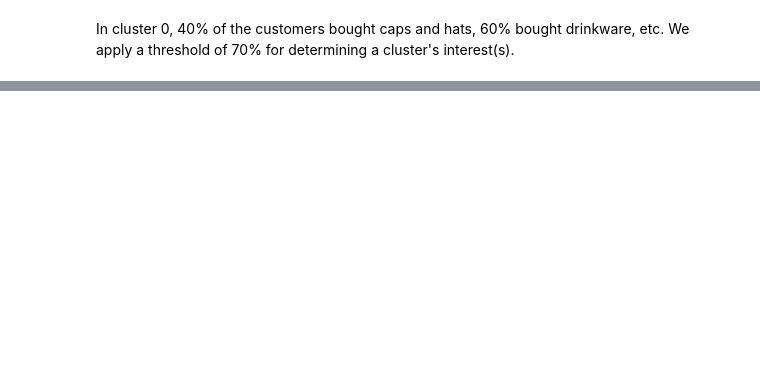
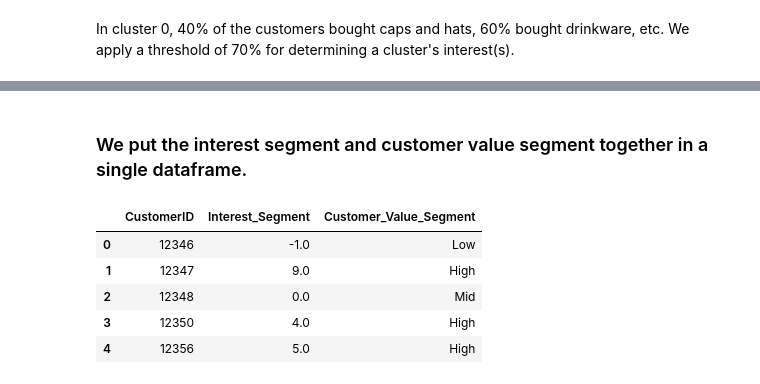
Before and after one commit to ValAnthonyB/LT2_DMW1_Final_Project, a Jupyter notebook: Final Notebooks/2 KMeans for Interest and Value Segmentation.ipynb, the cells around one changed output, grey strips where cells are left out. Cells and saved outputs as stored; diff of their text form; code cells hidden in the pictures; blank space fills up the shorter version.

```diff
--- a/Final Notebooks/2 KMeans and Extra EDA on the Clusters.ipynb
+++ b/Final Notebooks/2 KMeans for Interest and Value Segmentation.ipynb
@@ -332,0 +413,23 @@ interest_df.to_csv("customer_segmentation.csv")
+# %%
+df_value_segmentation = (
+                            df_value
+                            .query("Year_Month > '2019-06'")
+                            [["CustomerID", "Total_Spent"]]
+                            .groupby(["CustomerID"])
+                            .sum()
+                            .rename(columns={"Total_Spent": "Total_Spent_6mos"})
+                        )
+
+def cust_val_seg(amount):
+    if 0 < amount <= 250:
+        return 'Low'
+    elif 250 < amount <= 1000:
+        return 'Mid'
+    elif 1000 < amount <= 3000:
+        return 'High'
+    else:
+        return 'Very High'
+
+# Apply the function to create a new column
+df_value_segmentation['Customer_Value_Segment'] = df_value_segmentation['Total_Spent_6mos'].apply(cust_val_seg)
+df_value_segmentation.head()
@@ -332,0 +444,21 @@ interest_df.to_csv("customer_segmentation.csv")
+# %% [markdown]
+### We put the interest segment and customer value segment together in a single dataframe.
+# %%
+df_segments = (
+                pd.merge(df_counts.fillna(-1)["cluster"], df_value_segmentation[["Customer_Value_Segment"]]
+                        ,how="left"
+                        ,left_index=True ,right_index=True)
+                .rename(columns={"cluster": "Interest_Segment"})
+                .reset_index(drop=False)
+
+)
+
+df_segments["Customer_Value_Segment"] = df_segments["Customer_Value_Segment"].fillna("Inactive")
+df_segments.head()
+# %% [output]
+|  | CustomerID | Interest_Segment | Customer_Value_Segment |
+| 0 | 12346 | -1.0 | Low |
+| 1 | 12347 | 9.0 | High |
+| 2 | 12348 | 0.0 | Mid |
+| 3 | 12350 | 4.0 | High |
+| 4 | 12356 | 5.0 | High |
```
Also changed, not shown: parts of 10 cells of this notebook, 2 other files.
